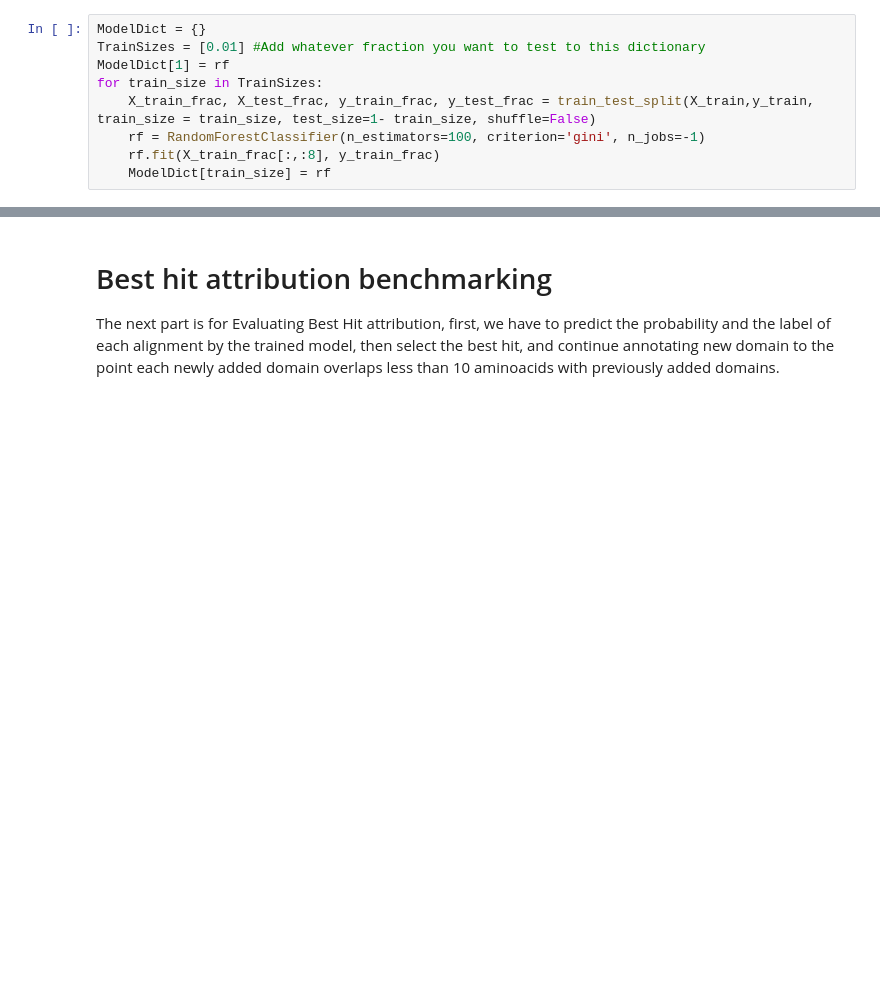
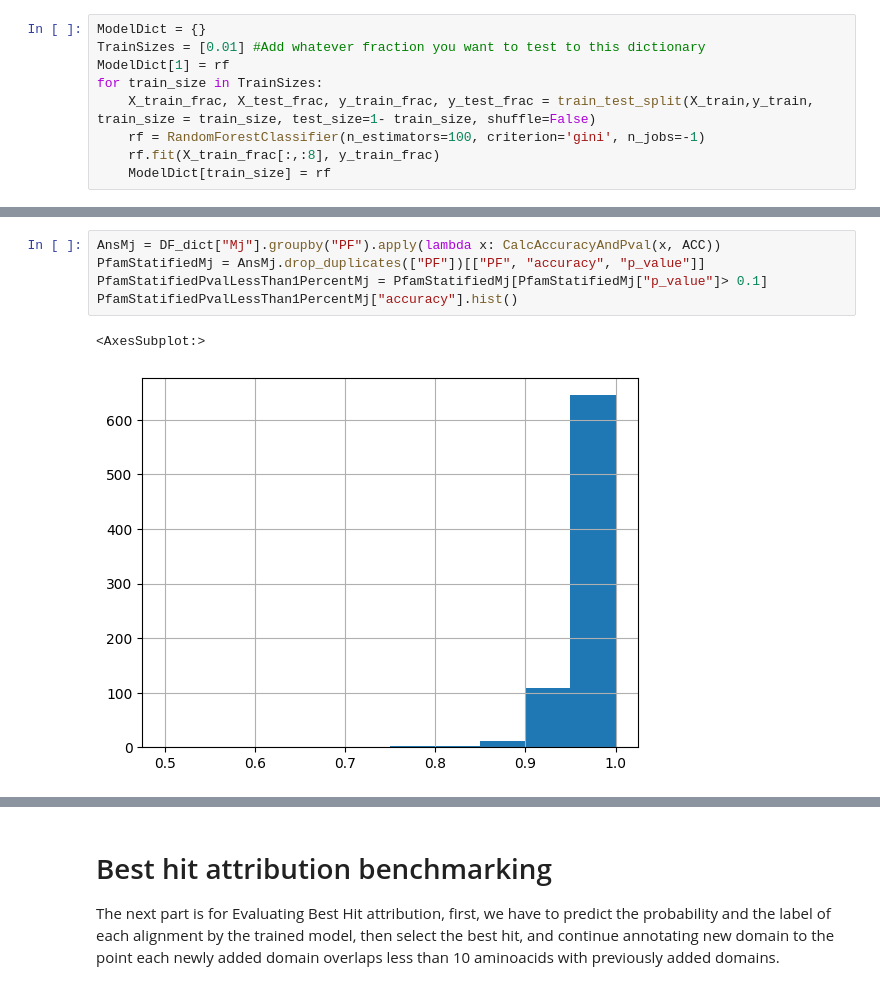
Before and after one commit to Pooryamb/FDASS, a Jupyter notebook: scripts/TrainingAndBenchmarking.ipynb, the cells around one changed output, grey strips where cells are left out. Cells and saved outputs as stored; diff of their text form; blank space fills up the shorter version.

```diff
--- a/scripts/TrainingAndBenchmarking.ipynb
+++ b/scripts/TrainingAndBenchmarking.ipynb
@@ -135,0 +249,8 @@ No artists with labels found to put in legend.  Note that artists whose label st
+# %%
+AnsMj = DF_dict["Mj"].groupby("PF").apply(lambda x: CalcAccuracyAndPval(x, ACC))
+PfamStatifiedMj = AnsMj.drop_duplicates(["PF"])[["PF", "accuracy", "p_value"]]
+PfamStatifiedPvalLessThan1PercentMj = PfamStatifiedMj[PfamStatifiedMj["p_value"]> 0.1]
+PfamStatifiedPvalLessThan1PercentMj["accuracy"].hist()
+# %% [output]
+<AxesSubplot:>
+[figure, added]
```
Also changed, not shown: parts of 22 cells of this notebook.
